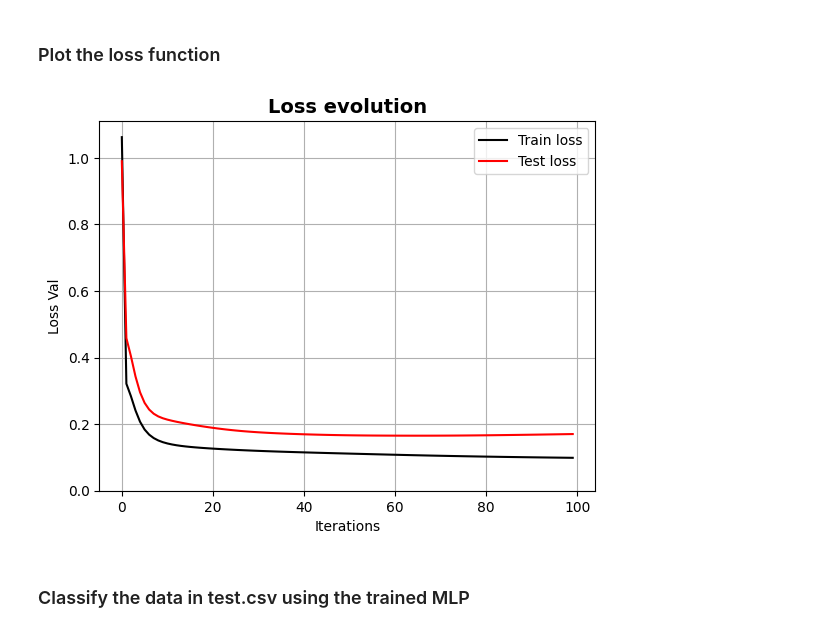
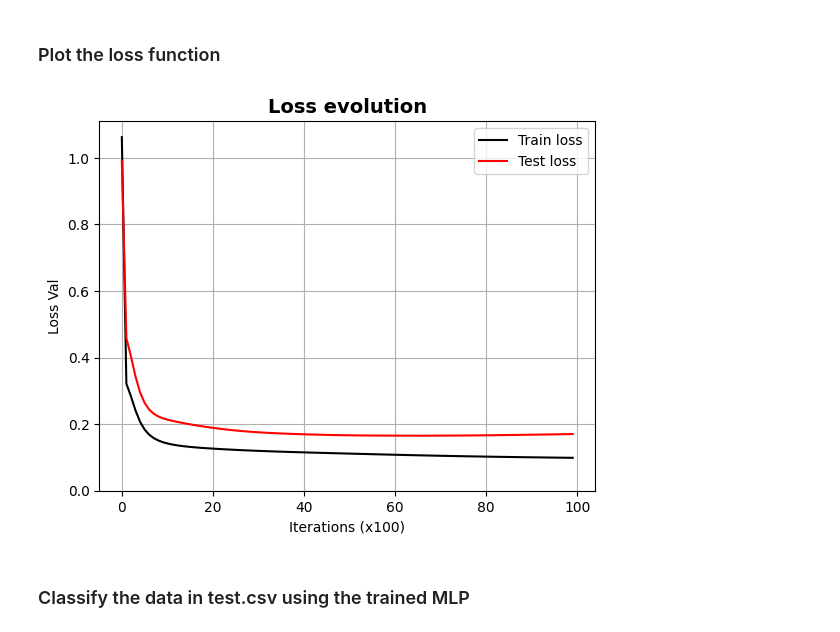
Before and after one commit to Alejandro-FA/UPF-Deep_Learning, a Jupyter notebook: P1/P1-Questions.ipynb, the cells around one changed output. Cells and saved outputs as stored; diff of their text form; code cells hidden in the pictures.

Commit message:
Iterations label from plots changed

```diff
--- a/P1/P1-Questions.ipynb
+++ b/P1/P1-Questions.ipynb
@@ -142,3 +146,15 @@ class MLP(object):
+# %%
+def binary_classification_accuracy(x, y, y_pred):
+    """
+    Computes the accuracy based on the real output y and the predicted output of the NN y_pred
+    """
+    true0_pred0_points = x[(y[:,0] == 0) & (y_pred[:,0] == 0)]
+    true1_pred1_points = x[(y[:,0] == 1) & (y_pred[:,0] == 1)]
+
+    num_datapoints = len(x)
+    accuracy = (len(true0_pred0_points) + len(true1_pred1_points)) / num_datapoints
+
+    return accuracy
 # %%
 def train(NN, X_train, X_test, y_train, y_test, epoch = 10000, lr = .01):
     """
@@ -147,6 +163,7 @@ def train(NN, X_train, X_test, y_train, y_test, epoch = 10000, lr = .01):
     """
     train_list_loss = []
     test_list_loss = []
+    test_accuracy = []
 
     for i in range(epoch):
         # Forward pass
@@ -160,6 +177,11 @@ def train(NN, X_train, X_test, y_train, y_test, epoch = 10000, lr = .01):
             train_list_loss.append(train_loss)
             test_list_loss.append(test_loss)
 
+            y_pred = classify(NN, X_test)
+            test_accuracy.append(binary_classification_accuracy(X_test, y_test, y_pred) * 100)
+
+
+
         # Compute derivative with respect to W and W2 for a given X and y:
         gradW1,gradW2 = NN.backward(X_train,yHat_train,y_train)
 
@@ -167,11 +189,11 @@ def train(NN, X_train, X_test, y_train, y_test, epoch = 10000, lr = .01):
         NN.W1 -= gradW1 * lr
         NN.W2 -= gradW2 * lr
 
-    return train_list_loss, test_list_loss
+    return train_list_loss, test_list_loss, test_accuracy
 # %%
 np.random.seed(seed_value)
 NN = MLP(hiddenNode=20)
-train_list_loss, test_list_loss = train(NN, X_train_norm, X_test_norm, C_train, C_test, epoch=10000, lr=0.01)
+train_list_loss, test_list_loss, our_test_accuracy = train(NN, X_train_norm, X_test_norm, C_train, C_test, epoch=10000, lr=0.01)
 # %% [markdown]
 #### Visualize the decision boundary
 # %%
@@ -214,19 +232,19 @@ plt.show()
 # %%
 # Visualize loss function evolution
 fig4 = plt.figure(4)
 plt.title('Loss evolution', fontsize=14, fontweight="bold")
 plt.plot(train_list_loss, color="black", label="Train loss")
 plt.plot(test_list_loss, color="red", label="Test loss")
-plt.xlabel('Iterations')
+plt.xlabel('Iterations (x100)')
 plt.ylabel('Loss Val')
 plt.legend()
 plt.ylim(0, None)
 plt.grid()
 if save_figure:
     plt.savefig(f"{results_path}fig4.png", dpi=300)
 plt.show()
 # %% [output]
-[figure, old version]
+[figure, new version]
 # %% [markdown]
 ### Classify the data in test.csv using the trained MLP
 # %%
```
Also changed, not shown: parts of 14 cells of this notebook, 8 other files.
